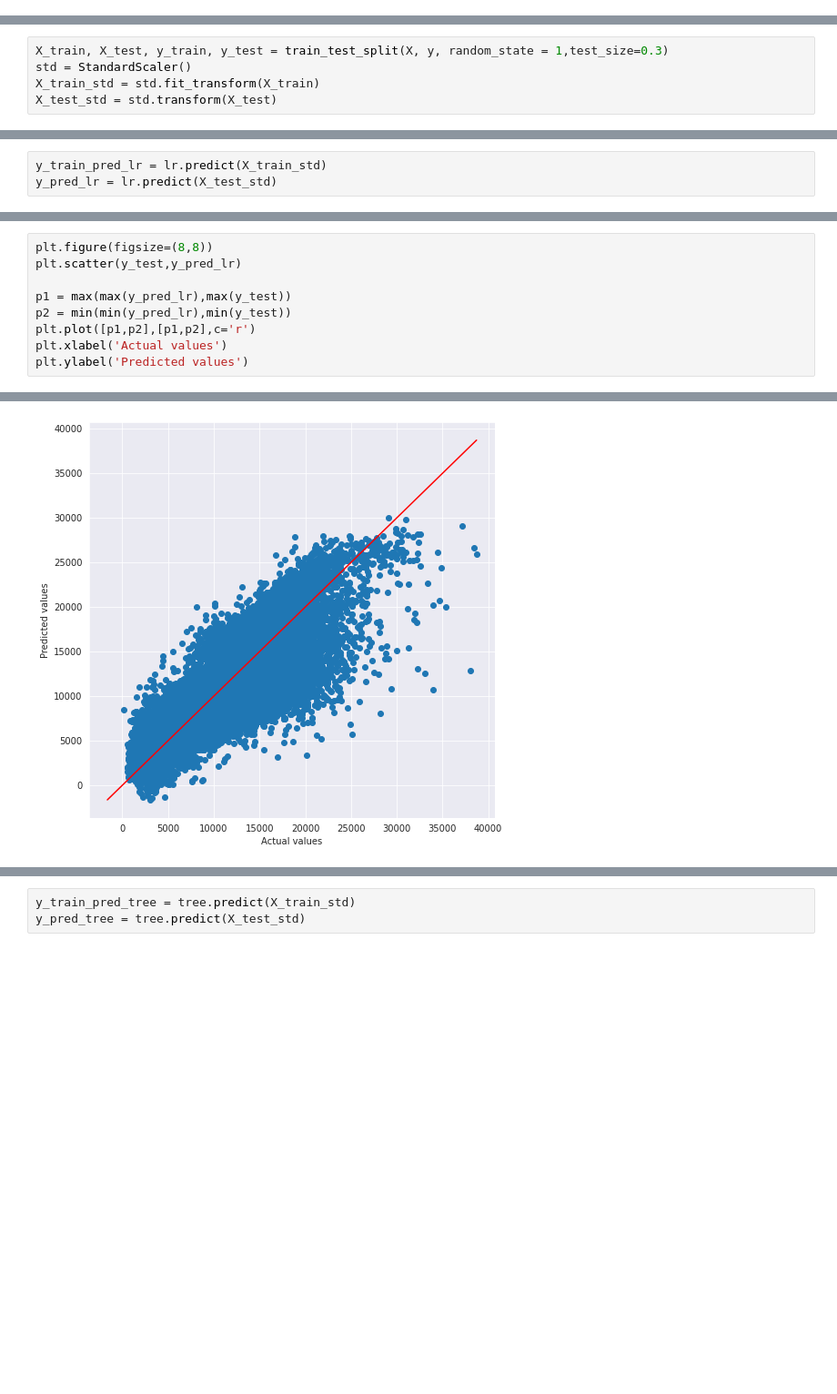
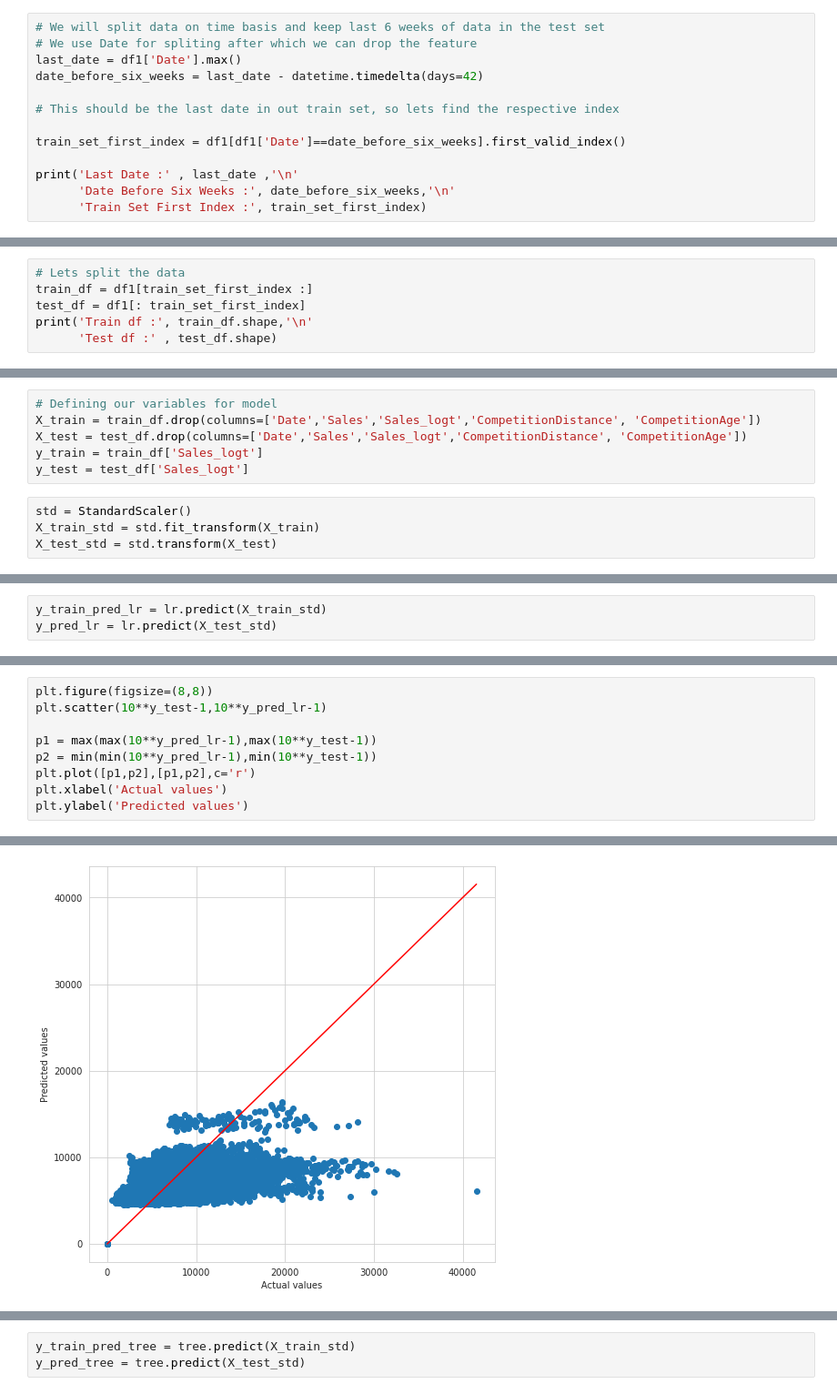
Before and after one commit to palash-21/Rossmann_Stores_Sales_Prediction, a Jupyter notebook: Rossmann_Stores_Sales_Prediction.ipynb, the cells around one changed output, grey strips where cells are left out. Shown at 91% size. Drawn from its saved outputs; the diff is of its cells as text; blank space fills up the shorter version.

```diff
--- a/Rossmann_Stores_Sales_Prediction.ipynb
+++ b/Rossmann_Stores_Sales_Prediction.ipynb
@@ -803 +912,14 @@ Index(['Store', 'DayOfWeek', 'Date', 'Sales', 'Customers', 'Open', 'Promo',
       dtype='object')
+# %%
+# We will split data on time basis and keep last 6 weeks of data in the test set
+# We use Date for spliting after which we can drop the feature
+last_date = df1['Date'].max()
+date_before_six_weeks = last_date - datetime.timedelta(days=42)
+
+# This should be the last date in out train set, so lets find the respective index
+
+train_set_first_index = df1[df1['Date']==date_before_six_weeks].first_valid_index()
+
+print('Last Date :' , last_date ,'\n'
+      'Date Before Six Weeks :', date_before_six_weeks,'\n'
+      'Train Set First Index :', train_set_first_index)
@@ -803,0 +930,6 @@ Index(['Store', 'DayOfWeek', 'Date', 'Sales', 'Customers', 'Open', 'Promo',
+# %%
+# Lets split the data
+train_df = df1[train_set_first_index :]
+test_df = df1[: train_set_first_index]
+print('Train df :', train_df.shape,'\n'
+      'Test df :' , test_df.shape)
@@ -917,5 +959,10 @@ y=df1['Sales']
+# %%
+# Defining our variables for model
+X_train = train_df.drop(columns=['Date','Sales','Sales_logt','CompetitionDistance', 'CompetitionAge'])
+X_test = test_df.drop(columns=['Date','Sales','Sales_logt','CompetitionDistance', 'CompetitionAge'])
+y_train = train_df['Sales_logt']
+y_test = test_df['Sales_logt']
 # %%
-X_train, X_test, y_train, y_test = train_test_split(X, y, random_state = 1,test_size=0.3)
 std = StandardScaler()
 X_train_std = std.fit_transform(X_train)
 X_test_std = std.transform(X_test)
@@ -960,12 +1013,12 @@ Training R2_Score : 0.7172428540003605 Testing R2_Score : 0.7183900208700115
 # %%
 plt.figure(figsize=(8,8))
-plt.scatter(y_test,y_pred_lr)
+plt.scatter(10**y_test-1,10**y_pred_lr-1)
 
-p1 = max(max(y_pred_lr),max(y_test))
-p2 = min(min(y_pred_lr),min(y_test))
+p1 = max(max(10**y_pred_lr-1),max(10**y_test-1))
+p2 = min(min(10**y_pred_lr-1),min(10**y_test-1))
 plt.plot([p1,p2],[p1,p2],c='r')
 plt.xlabel('Actual values')
 plt.ylabel('Predicted values')
 # %% [output]
 Text(0, 0.5, 'Predicted values')
-[figure, old version]
+[figure, new version]
```
Also changed, not shown: parts of 300 cells of this notebook.
